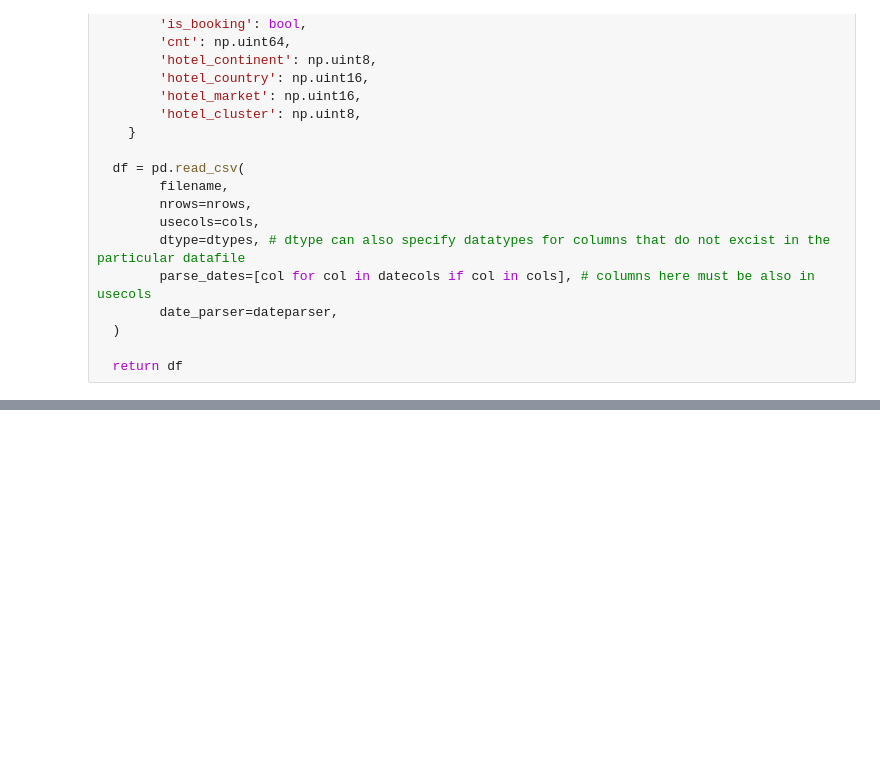
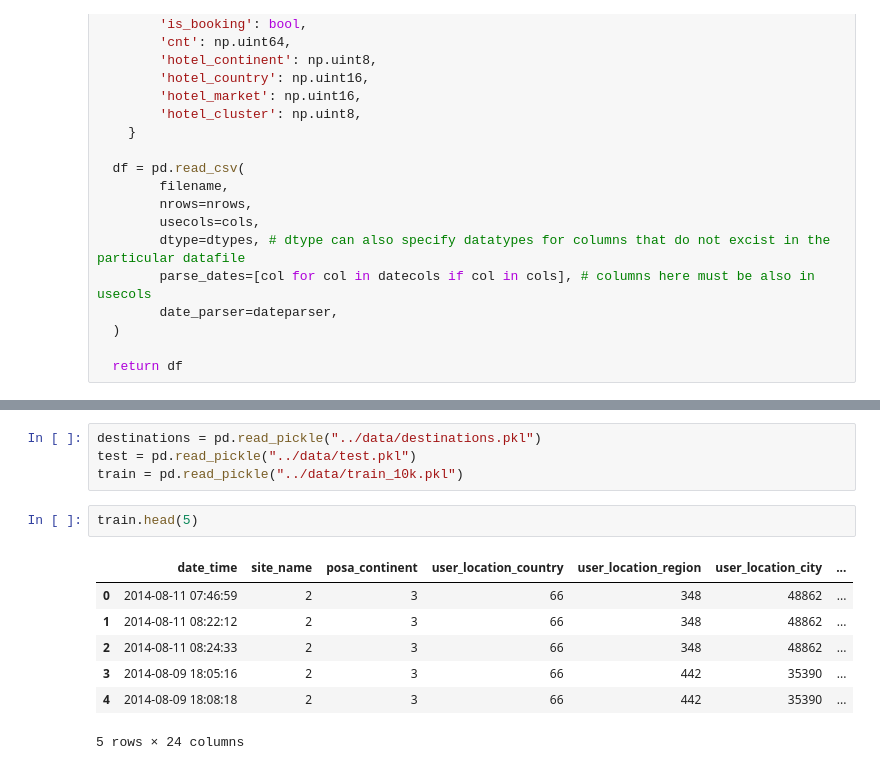
Before and after one commit to ac2393921/kaggle-expedia-hotel-recommendations, a Jupyter notebook: project/notebooks/eda.ipynb, the cells around one changed output, grey strips where cells are left out. Saved outputs shown, nothing was run; the diff lists cells and outputs as text; blank space fills up the shorter version.

```diff
--- a/project/notebooks/eda.ipynb
+++ b/project/notebooks/eda.ipynb
@@ -85,0 +115,14 @@ train.to_pickle('../data/train_10m.pkl')
+# %%
+destinations = pd.read_pickle("../data/destinations.pkl")
+test = pd.read_pickle("../data/test.pkl")
+train = pd.read_pickle("../data/train_10k.pkl")
+# %%
+train.head(5)
+# %% [output]
+|  | date_time | site_name | posa_continent | user_location_country | user_location_region | user_location_city | ... |
+| 0 | 2014-08-11 07:46:59 | 2 | 3 | 66 | 348 | 48862 | ... |
+| 1 | 2014-08-11 08:22:12 | 2 | 3 | 66 | 348 | 48862 | ... |
+| 2 | 2014-08-11 08:24:33 | 2 | 3 | 66 | 348 | 48862 | ... |
+| 3 | 2014-08-09 18:05:16 | 2 | 3 | 66 | 442 | 35390 | ... |
+| 4 | 2014-08-09 18:08:18 | 2 | 3 | 66 | 442 | 35390 | ... |
+5 rows × 24 columns
```
Also changed, not shown: parts of 14 cells of this notebook.
